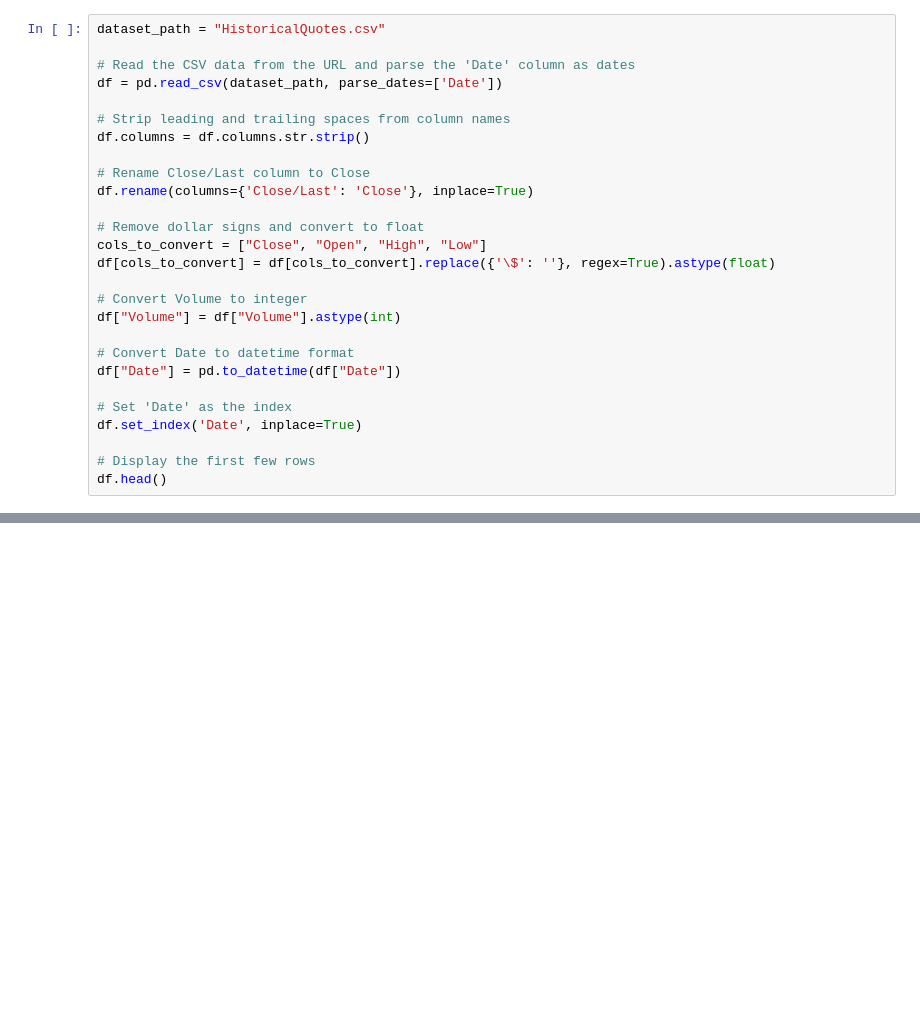
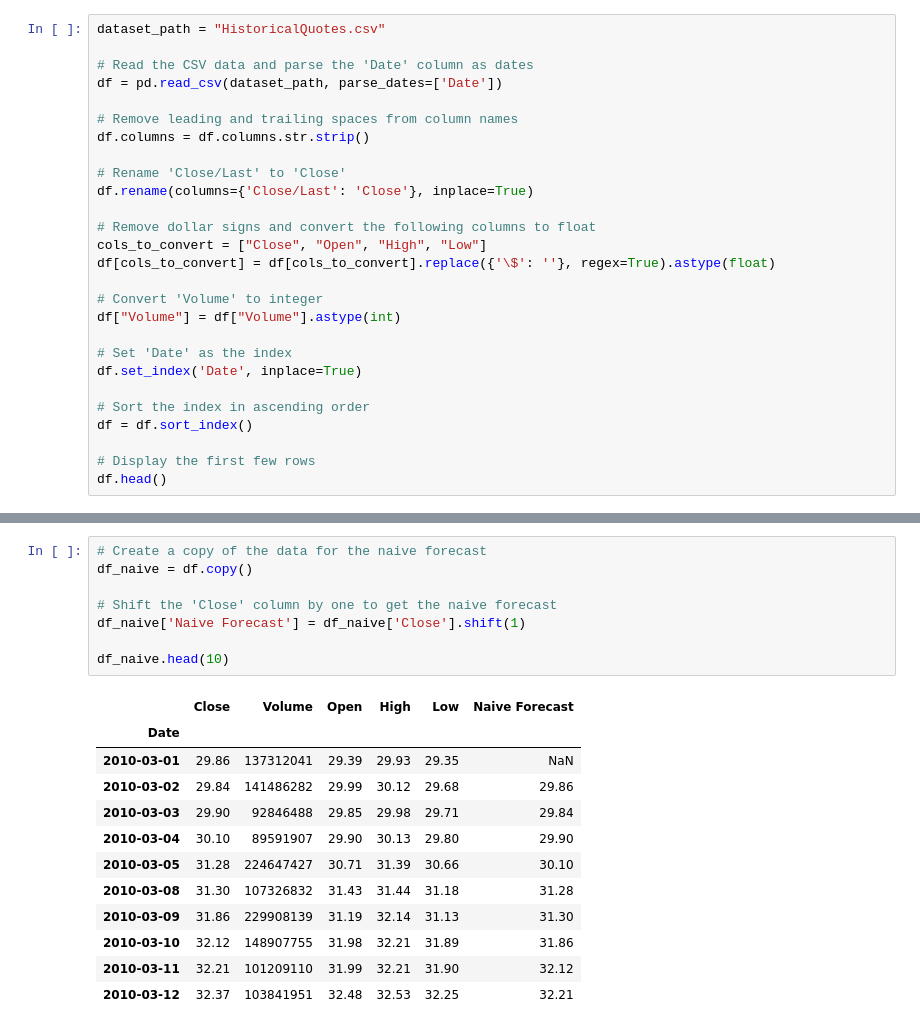
Before and after one commit to hussamalafandi/python-course-3, a Jupyter notebook: day_7/07_time_series.ipynb, the cells around one changed output, grey strips where cells are left out. Saved outputs shown, nothing was run; the diff lists cells and outputs as text; blank space fills up the shorter version.

```diff
--- a/day_7/07_time_series.ipynb
+++ b/day_7/07_time_series.ipynb
@@ -17,27 +62,27 @@ We download historical stock market data for AAPL from Yahoo Finance for the yea
 # %%
 dataset_path = "HistoricalQuotes.csv"
 
-# Read the CSV data from the URL and parse the 'Date' column as dates
+# Read the CSV data and parse the 'Date' column as dates
 df = pd.read_csv(dataset_path, parse_dates=['Date'])
 
-# Strip leading and trailing spaces from column names
+# Remove leading and trailing spaces from column names
 df.columns = df.columns.str.strip()
 
-# Rename Close/Last column to Close
+# Rename 'Close/Last' to 'Close'
 df.rename(columns={'Close/Last': 'Close'}, inplace=True)
 
-# Remove dollar signs and convert to float
+# Remove dollar signs and convert the following columns to float
 cols_to_convert = ["Close", "Open", "High", "Low"]
 df[cols_to_convert] = df[cols_to_convert].replace({'\$': ''}, regex=True).astype(float)
 
-# Convert Volume to integer
+# Convert 'Volume' to integer
 df["Volume"] = df["Volume"].astype(int)
-
-# Convert Date to datetime format
-df["Date"] = pd.to_datetime(df["Date"])
 
 # Set 'Date' as the index
 df.set_index('Date', inplace=True)
 
+# Sort the index in ascending order
+df = df.sort_index()
+
 # Display the first few rows
 df.head()
@@ -56,0 +121,21 @@ We now build a simple autoregression model that predicts the next day's closing
+# %%
+# Create a copy of the data for the naive forecast
+df_naive = df.copy()
+
+# Shift the 'Close' column by one to get the naive forecast
+df_naive['Naive Forecast'] = df_naive['Close'].shift(1)
+
+df_naive.head(10)
+# %% [output]
+|  | Close | Volume | Open | High | Low | Naive Forecast |
+| Date |  |  |  |  |  |  |
+| 2010-03-01 | 29.86 | 137312041 | 29.39 | 29.93 | 29.35 | NaN |
+| 2010-03-02 | 29.84 | 141486282 | 29.99 | 30.12 | 29.68 | 29.86 |
+| 2010-03-03 | 29.90 | 92846488 | 29.85 | 29.98 | 29.71 | 29.84 |
+| 2010-03-04 | 30.10 | 89591907 | 29.90 | 30.13 | 29.80 | 29.90 |
+| 2010-03-05 | 31.28 | 224647427 | 30.71 | 31.39 | 30.66 | 30.10 |
+| 2010-03-08 | 31.30 | 107326832 | 31.43 | 31.44 | 31.18 | 31.28 |
+| 2010-03-09 | 31.86 | 229908139 | 31.19 | 32.14 | 31.13 | 31.30 |
+| 2010-03-10 | 32.12 | 148907755 | 31.98 | 32.21 | 31.89 | 31.86 |
+| 2010-03-11 | 32.21 | 101209110 | 31.99 | 32.21 | 31.90 | 32.12 |
+| 2010-03-12 | 32.37 | 103841951 | 32.48 | 32.53 | 32.25 | 32.21 |
```
Also changed, not shown: parts of 25 cells of this notebook.
